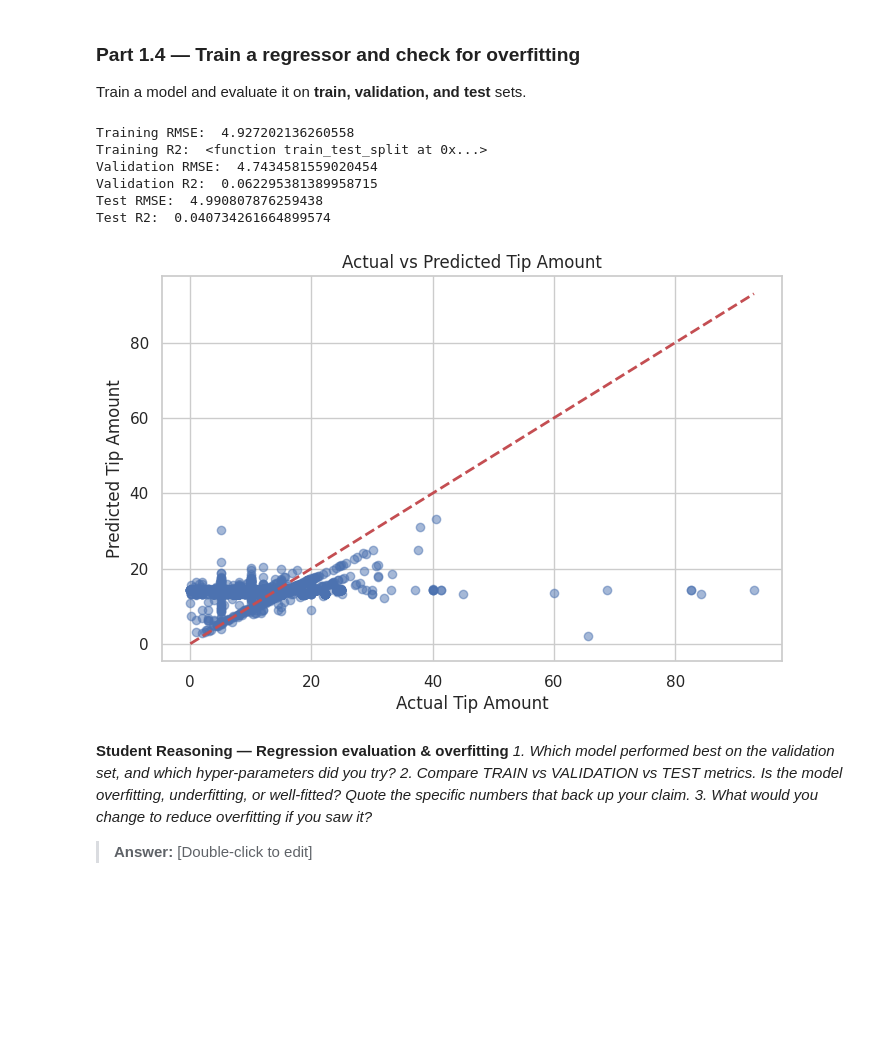
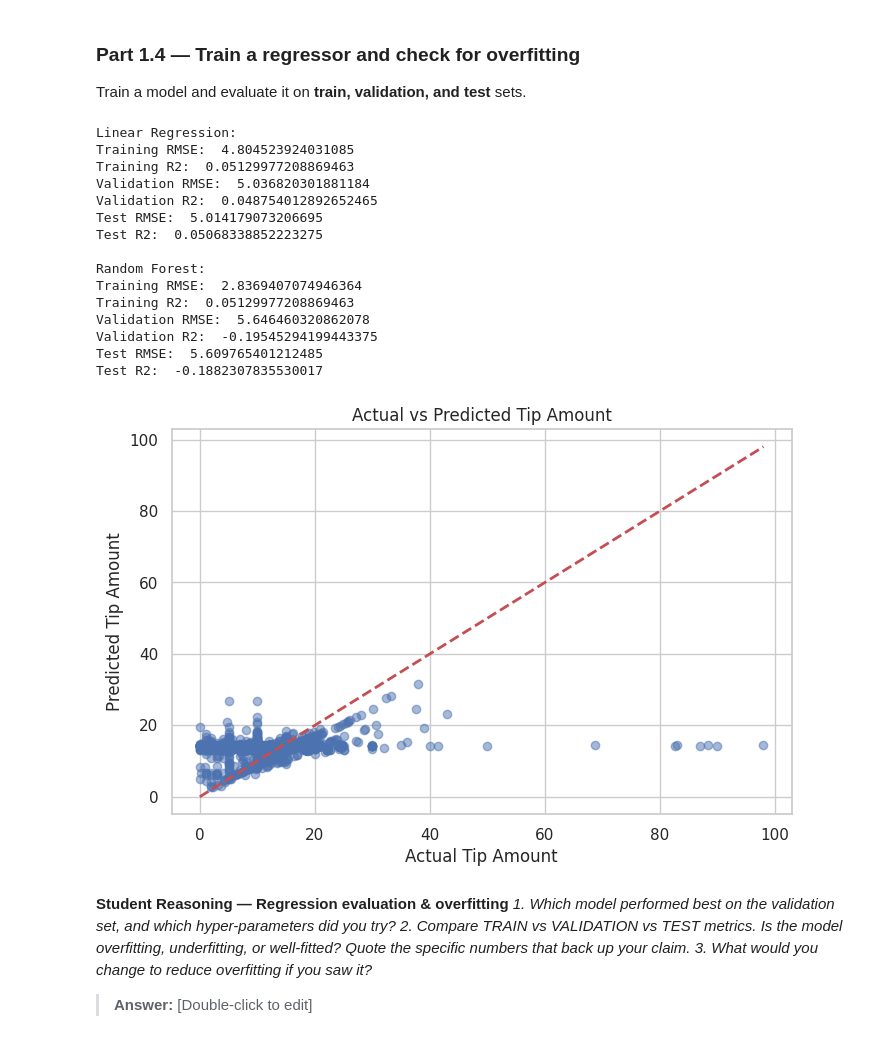
Before and after one commit to Jay-Ewura/lab-2-predictive-analytics, a Jupyter notebook: Lab2/lab_2_predictive_analytics.ipynb, the cells around one changed output. Saved outputs shown, nothing was run; the diff lists cells and outputs as text; code cells hidden in the pictures; blank space fills up the shorter version.

```diff
--- a/Lab2/lab_2_predictive_analytics.ipynb
+++ b/Lab2/lab_2_predictive_analytics.ipynb
@@ -173,7 +173,7 @@ Clean the data and create features that help predict the tip.
 # TODO: Handle missing / invalid rows
 #   e.g. drop or impute NaNs; remove rows where trip_distance <= 0 or fare_amount <= 0;
 #   decide how to treat negative tip_amount values.
-taxi= taxi.dropna(subeset=["tip_amount"])
+taxi= taxi.dropna(subset=["tip_amount"])
 
 numeric_cols=taxi.select_dtypes(include="number").columns
 for col in numeric_cols:
@@ -206,7 +206,7 @@ taxi['total_surcharges']=taxi['mta_tax']+taxi['tolls_amount']+taxi['improvement_
 categorical_cols=["VendorID", "RatecodeID", "payment_type", "store_and_fwd_flag"]
 numeric_cols= [col for col in taxi.columns if col not in categorical_cols]
 
-taxi_encoded= pd.get_dummies(taxi, taxi.columns if col not in categorical_cols, drop_first=True)
+taxi_encoded= pd.get_dummies(taxi,columns = categorical_cols, drop_first=True)
 print(taxi_encoded.head())
 
 # TODO: Separate features (X) and target (y = tip_amount
@@ -283,43 +299,79 @@ y_train_pred=lr.predict(X_train_scaled)
 y_val_pred=lr.predict(X_val_scaled)
 y_test_pred=lr.predict(X_test_scaled)
 
+y_train_pred_rf=rf.predict(X_train_scaled)
+y_val_pred_rf=rf.predict(X_val_scaled)
+y_test_pred_rf=rf.predict(X_test_scaled)
+
+#For Linear Regression
 train_rmse=mean_squared_error(y_train, y_train_pred) ** 0.5
 train_r2_score=r2_score(y_train, y_train_pred)
 
 val_rmse=mean_squared_error(y_val, y_val_pred) ** 0.5
 val_r2_score=r2_score(y_val, y_val_pred)
 
 test_rmse=mean_squared_error(y_test, y_test_pred) ** 0.5
 test_r2_score=r2_score(y_test, y_test_pred)
 
+#For Random Forest
+train_rmse_rf=mean_squared_error(y_train, y_train_pred_rf) ** 0.5
+train_r2_score_rf=r2_score(y_train, y_train_pred_rf)
+
+val_rmse_rf=mean_squared_error(y_val, y_val_pred_rf) ** 0.5
+val_r2_score_rf=r2_score(y_val,y_val_pred_rf)
+
+test_rmse_rf=mean_squared_error(y_test, y_test_pred_rf) ** 0.5
+test_r2_score_rf=r2_score(y_test, y_test_pred_rf)
+
+
+
+
+print("\nLinear Regression: ")
 print("Training RMSE: ", train_rmse)
-print("Training R2: ", train_test_split)
+print("Training R2: ", train_r2_score)
 print("Validation RMSE: ", val_rmse)
 print("Validation R2: ", val_r2_score)
 print("Test RMSE: ", test_rmse)
 print("Test R2: ", test_r2_score)
+
+print("\nRandom Forest: ")
+print("Training RMSE: ", train_rmse_rf)
+print("Training R2: ", train_r2_score)
+print("Validation RMSE: ", val_rmse_rf)
+print("Validation R2: ", val_r2_score_rf)
+print("Test RMSE: ", test_rmse_rf)
+print("Test R2: ", test_r2_score_rf)
 
 # TODO: Plot predicted vs actual tip for the test set (a scatter with the y=x line).
 plt.figure(figsize= (8,5))
 plt.scatter(y_test, y_test_pred, alpha=0.5)
 plt.plot(
     [y_test.min(), y_test.max()],
     [y_test.min(), y_test.max()],
     "r--",
     linewidth=2,
 )
 plt.xlabel("Actual Tip Amount")
 plt.ylabel("Predicted Tip Amount")
 plt.title("Actual vs Predicted Tip Amount")
 plt.show()
 # %% [output]
-Training RMSE:  4.927202136260558
-Training R2:  <function train_test_split at 0x...>
-Validation RMSE:  4.7434581559020454
-Validation R2:  0.062295381389958715
-Test RMSE:  4.990807876259438
-Test R2:  0.040734261664899574
+Linear Regression:
+Training RMSE:  4.804523924031085
+Training R2:  0.05129977208869463
+Validation RMSE:  5.036820301881184
+Validation R2:  0.048754012892652465
+Test RMSE:  5.014179073206695
+Test R2:  0.05068338852223275
+
+Random Forest:
+Training RMSE:  2.8369407074946364
+Training R2:  0.05129977208869463
+Validation RMSE:  5.646460320862078
+Validation R2:  -0.19545294199443375
+Test RMSE:  5.609765401212485
+Test R2:  -0.1882307835530017
-[figure, old version]
+[figure, new version]
 # %% [markdown]
 **Student Reasoning — Regression evaluation & overfitting**
 *1. Which model performed best on the validation set, and which hyper-parameters did you try?*
```
Also changed, not shown: parts of 7 cells of this notebook.
